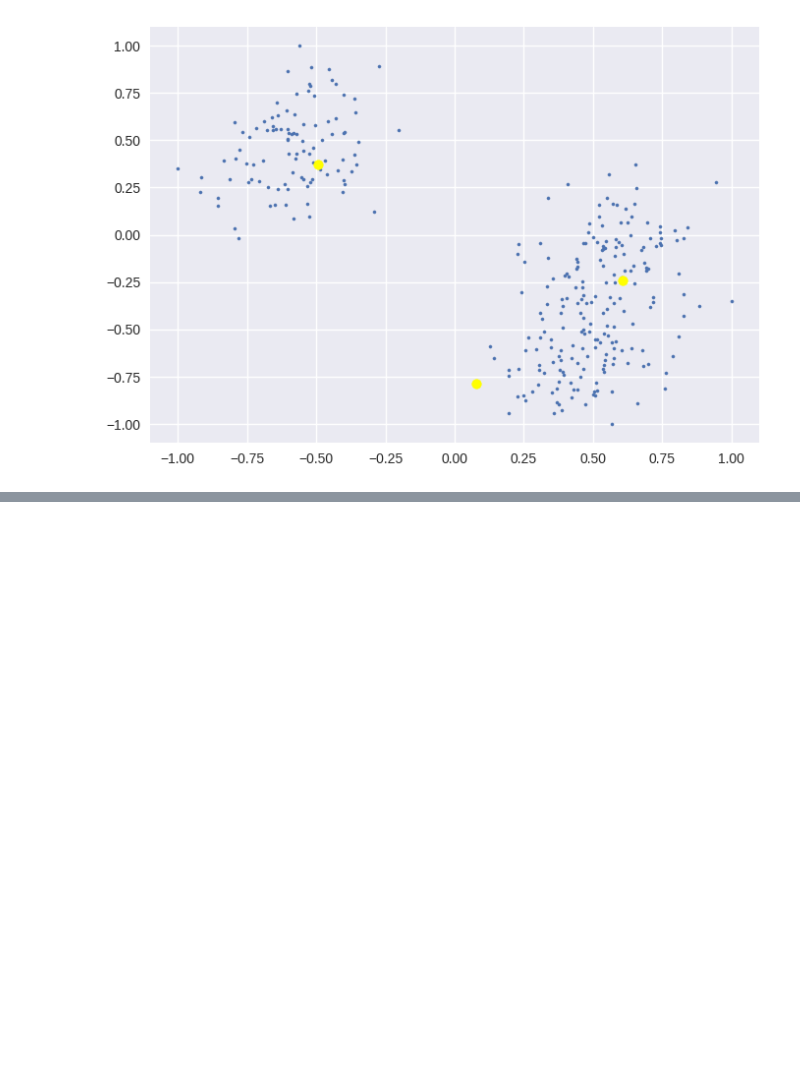
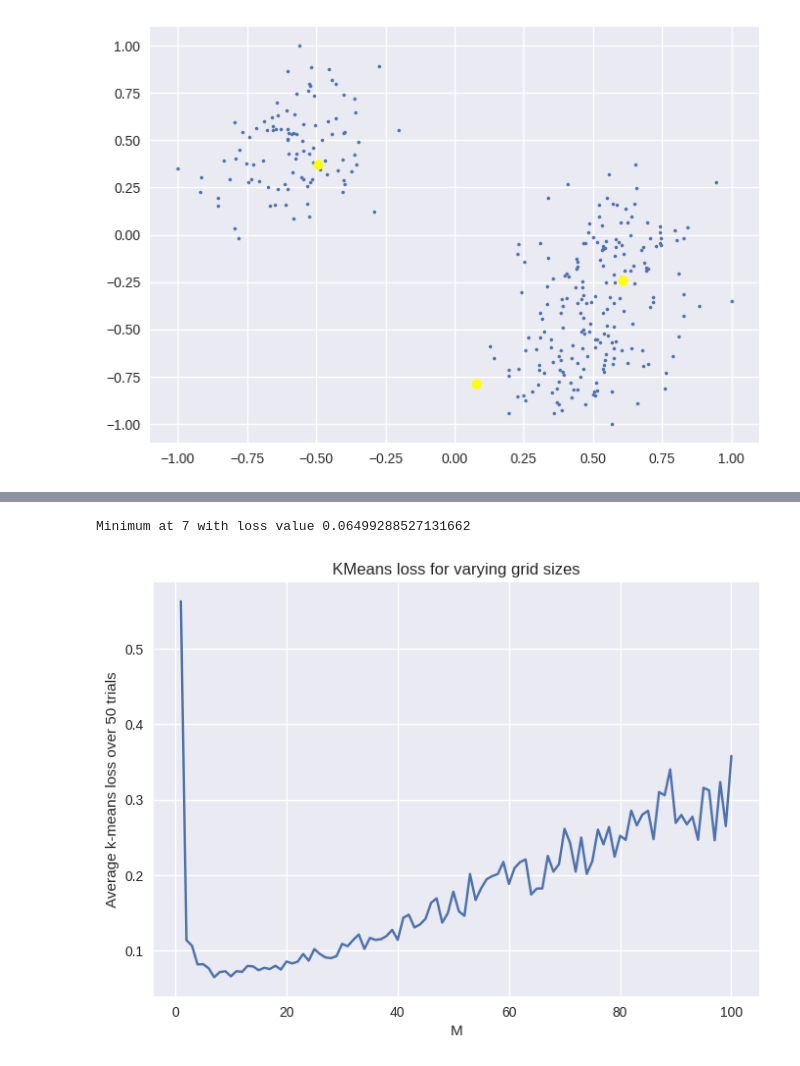
Before and after one commit to amy-ln/dpclustering, a Jupyter notebook: grid-experiment.ipynb, the cells around one changed output, grey strips where cells are left out. Drawn from its saved outputs; the diff is of its cells as text; code cells hidden in the pictures; blank space fills up the shorter version.

```diff
--- a/grid-experiment.ipynb
+++ b/grid-experiment.ipynb
@@ -60,0 +81,6 @@ plt.scatter(x=centers[:,0], y=centers[:,1], c="yellow")
+# %%
+results = np.empty(100)
+for m in range(1,101):
+    r = grid_experiment(small, k=3, e=1, M=m, n_trials=50)
+    print(f"for M={m} average loss over 50 trials={r}")
+    results[m-1] = r
@@ -60,0 +105,10 @@ plt.scatter(x=centers[:,0], y=centers[:,1], c="yellow")
+# %%
+plt.plot(list(range(1,101)), results)
+plt.title("KMeans loss for varying grid sizes")
+plt.xlabel("M")
+plt.ylabel("Average k-means loss over 50 trials")
+
+print(f"Minimum at {np.argmin(results) + 1} with loss value {np.min(results)}")
+# %% [output]
+Minimum at 7 with loss value 0.06499288527131662
+[figure, added]
```
Also changed, not shown: parts of 16 cells of this notebook, 1 other file.
